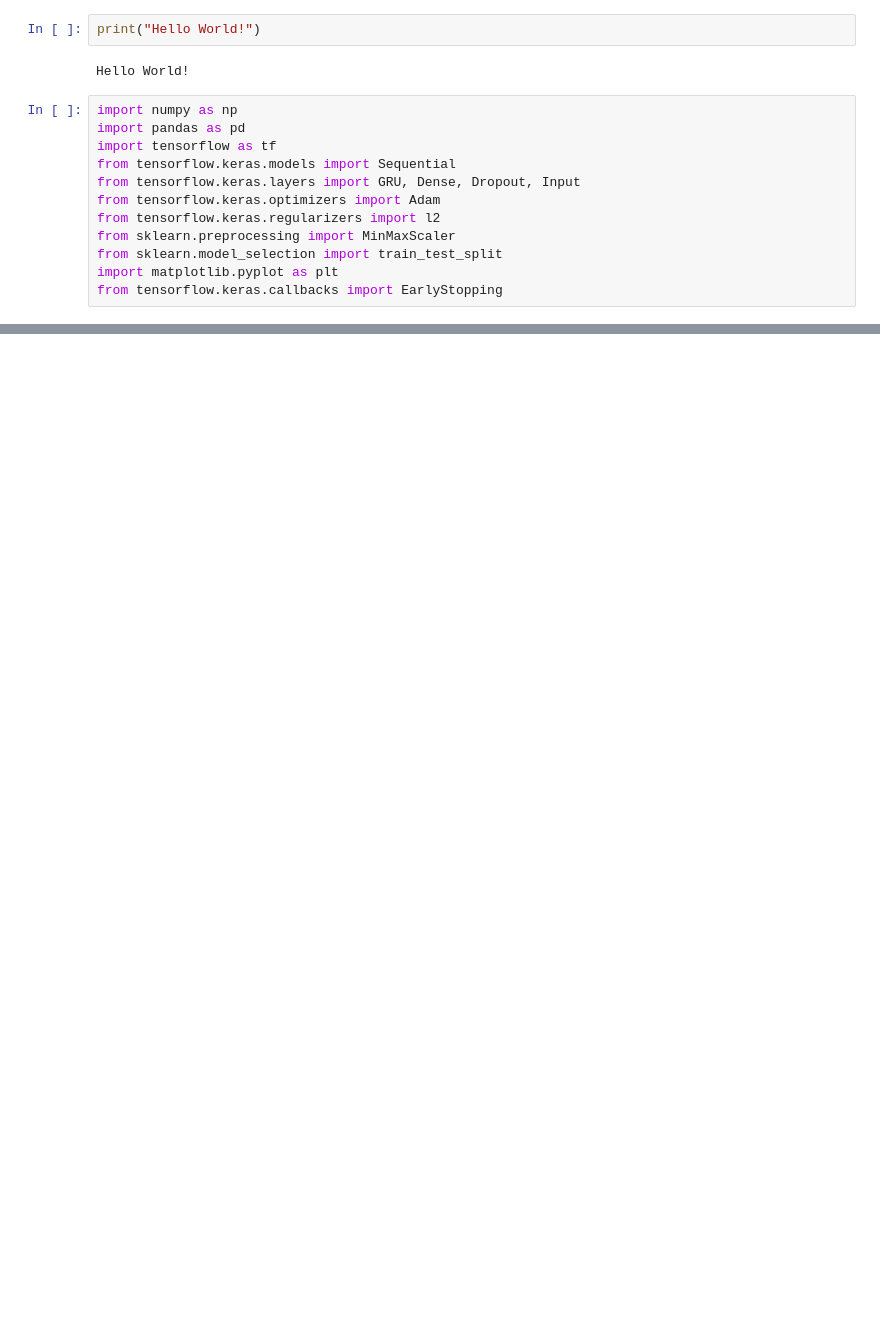
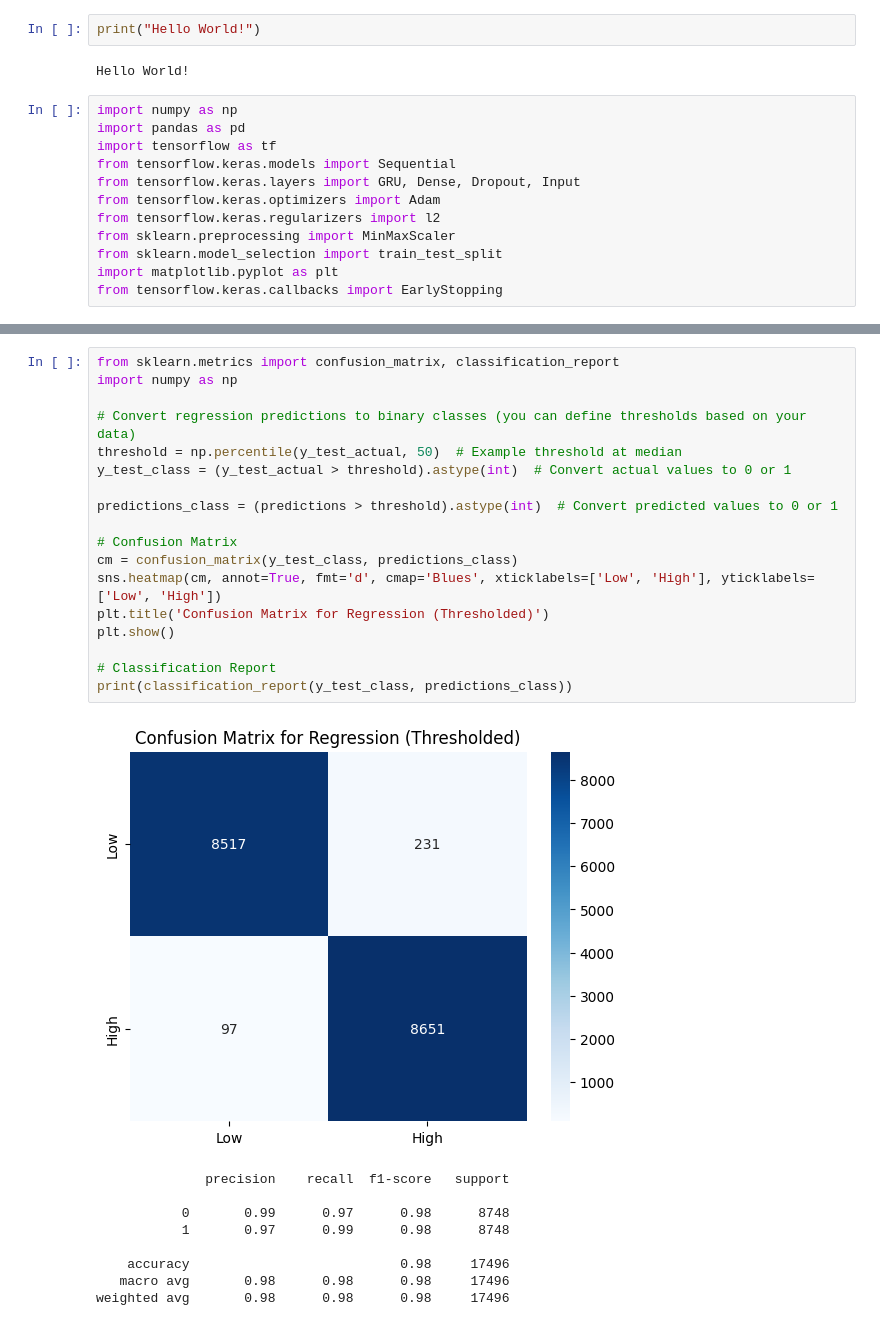
Before and after one commit to Mohsin-424/Load-Prediction, a Jupyter notebook: Mohsin2.ipynb, the cells around one changed output, grey strips where cells are left out. Drawn from its saved outputs; the diff is of its cells as text; blank space fills up the shorter version.

```diff
--- a/Mohsin2.ipynb
+++ b/Mohsin2.ipynb
@@ -273,0 +819,28 @@ KeyError: '2015'
+# %%
+from sklearn.metrics import confusion_matrix, classification_report
+import numpy as np
+
+# Convert regression predictions to binary classes (you can define thresholds based on your data)
+threshold = np.percentile(y_test_actual, 50)  # Example threshold at median
+y_test_class = (y_test_actual > threshold).astype(int)  # Convert actual values to 0 or 1
+
+predictions_class = (predictions > threshold).astype(int)  # Convert predicted values to 0 or 1
+
+# Confusion Matrix
+cm = confusion_matrix(y_test_class, predictions_class)
+sns.heatmap(cm, annot=True, fmt='d', cmap='Blues', xticklabels=['Low', 'High'], yticklabels=['Low', 'High'])
+plt.title('Confusion Matrix for Regression (Thresholded)')
+plt.show()
+
+# Classification Report
+print(classification_report(y_test_class, predictions_class))
+# %% [output]
+[figure, added]
+              precision    recall  f1-score   support
+
+           0       0.99      0.97      0.98      8748
+           1       0.97      0.99      0.98      8748
+
+    accuracy                           0.98     17496
+   macro avg       0.98      0.98      0.98     17496
+weighted avg       0.98      0.98      0.98     17496
```
Also changed, not shown: parts of 20 cells of this notebook, 1 other file.
